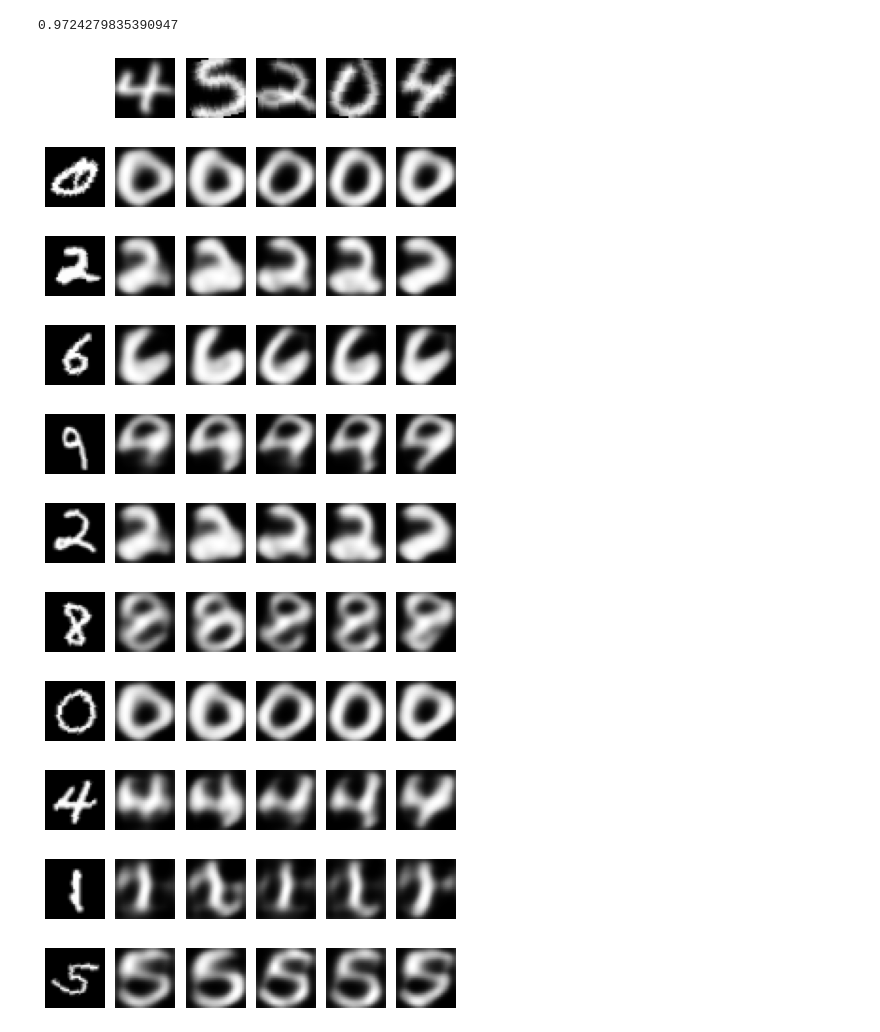
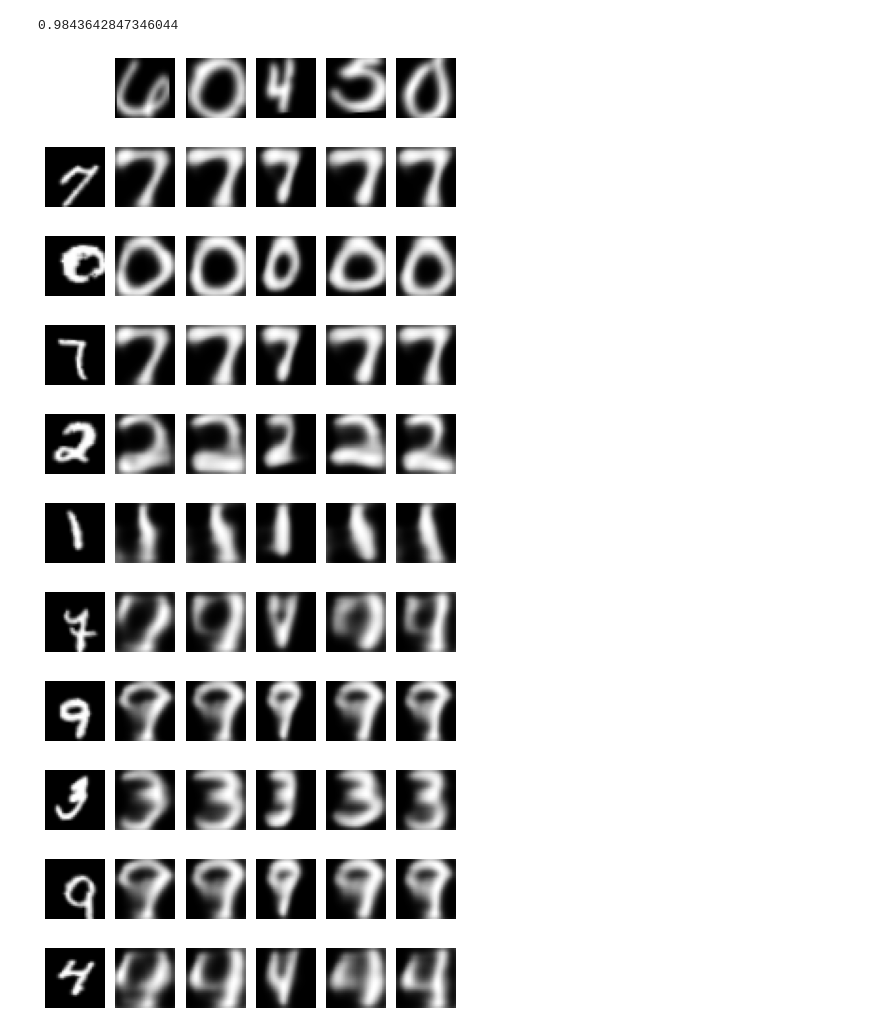
Before and after one commit to SuReLI/DiCyR_code, a Jupyter notebook: DiCyR/notebooks/MNIST_to_USPS.ipynb, the cells around one changed output. Drawn from its saved outputs; the diff is of its cells as text; code cells hidden in the pictures.

```diff
--- a/DiCyR/notebooks/MNIST_to_USPS.ipynb
+++ b/DiCyR/notebooks/MNIST_to_USPS.ipynb
@@ -135,8 +109,8 @@ class Encoder(nn.Module):
 # %%
 learning_rate = 5e-4
 
-source_train_loader, source_test_loader = load_mnist(img_size=32, rotation=20, batch_size=128, shuffle=True, num_workers=2)
-target_train_loader, _ = load_usps(img_size=32, rotation=20, split=1, batch_size=128, shuffle=True, num_workers=2)
+source_train_loader, source_test_loader = load_mnist(img_size=32, augment=True, batch_size=64, shuffle=True, num_workers=2)
+target_train_loader, target_test_loader = load_usps(img_size=32, augment=True, batch_size=64, shuffle=True, num_workers=2)
 
 encoder = Encoder(latent_space_dim=150, img_size=(1,32,32), nb_channels=1)
 
@@ -144,26 +118,17 @@ conv_feat_size = encoder.conv_feat_size
 decoder_source = Decoder(latent_space_dim=300, conv_feat_size=conv_feat_size, nb_channels=1)
 decoder_target = Decoder(latent_space_dim=300, conv_feat_size=conv_feat_size, nb_channels=1)
 
-classifier = nn.Sequential(nn.Dropout2d(0.3),
-                         nn.Linear(in_features=150, out_features=64),
-                         nn.ReLU(0),
-                         nn.Dropout2d(0.2),
-                         nn.Linear(in_features=64, out_features=10),
-                         nn.LogSoftmax())
+classifier = nn.Sequential(nn.Dropout2d(),
+                         nn.Linear(in_features=150, out_features=10),
+                         nn.LogSoftmax(dim=1))
 
 model = DomainAdaptationNetwork(encoder, decoder_source, decoder_target, classifier).cuda()
-
-optimizer = torch.optim.Adam([
-    {'params': model.encoder.parameters()},
-    {'params': model.decoder_source.parameters()},
-    {'params': model.decoder_target.parameters()},
-    {'params': model.classifier.parameters()},
-    {'params': model.spe_predictor.parameters()},
-    {'params': model.share_predictor.parameters()}], lr=learning_rate, weight_decay=0.001)
+random_projector = ProjectorNetwork(latent_dim=150).cuda()
+optimizer = torch.optim.RMSprop(model.parameters(), lr=learning_rate, weight_decay=0.001)
 
 epochs = 50
 betas = np.linspace(0, 5, epochs)
 
-train_domain_adaptation(model, optimizer, source_train_loader, target_train_loader,
+train_domain_adaptation(model, optimizer, random_projector, source_train_loader, target_train_loader,
                                             epochs=50, betas=betas, gamma=0.5, delta=0.5)
 # %% [output]
@@ -206,22 +171,20 @@ accuracy target: 93.11%
 ... (38 outputs left out)
-# %%
-target_test_loader, _ = load_usps(img_size=32, rotation=0, split=1, batch_size=128, shuffle=True, num_workers=2)
-model.eval()
-test_network(model, target_test_loader)
-# %% [output]
-0.9724279835390947
+# %%
+model.eval()
+test_network(model, target_test_loader)
+# %% [output]
+0.9843642847346044
 # %%
 plot_target_cross_domain_swapping(model, source_train_loader, target_train_loader)
-plot_tsne(model, source_train_loader, target_train_loader, batch_size=128, feature_size=150)
 # %% [output]
-[figure, old version]
+[figure, new version]
-[figure, old version]
+[figure, new version]
-[figure, old version]
+[figure, new version]
-[figure, old version]
+[figure, new version]
-[figure, old version]
+[figure, new version]
-[figure, old version]
+[figure, new version]
-[figure, old version]
+[figure, new version]
-[figure, old version]
+[figure, new version]
-[figure, old version]
+[figure, new version]
-[figure, old version]
+[figure, new version]
-[figure, old version]
+[figure, new version]
```
Also changed, not shown: parts of 5 cells of this notebook, 9 other files.
